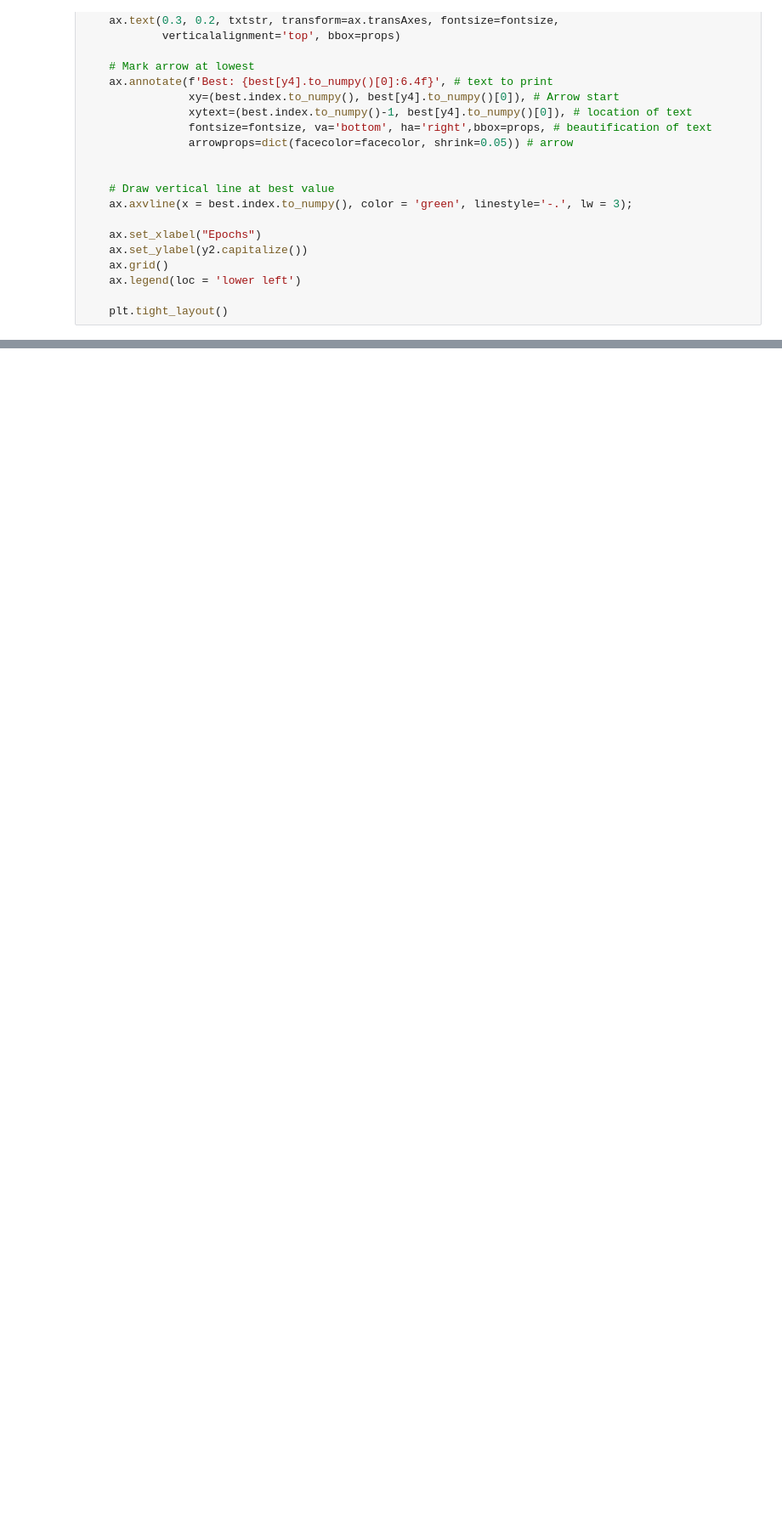
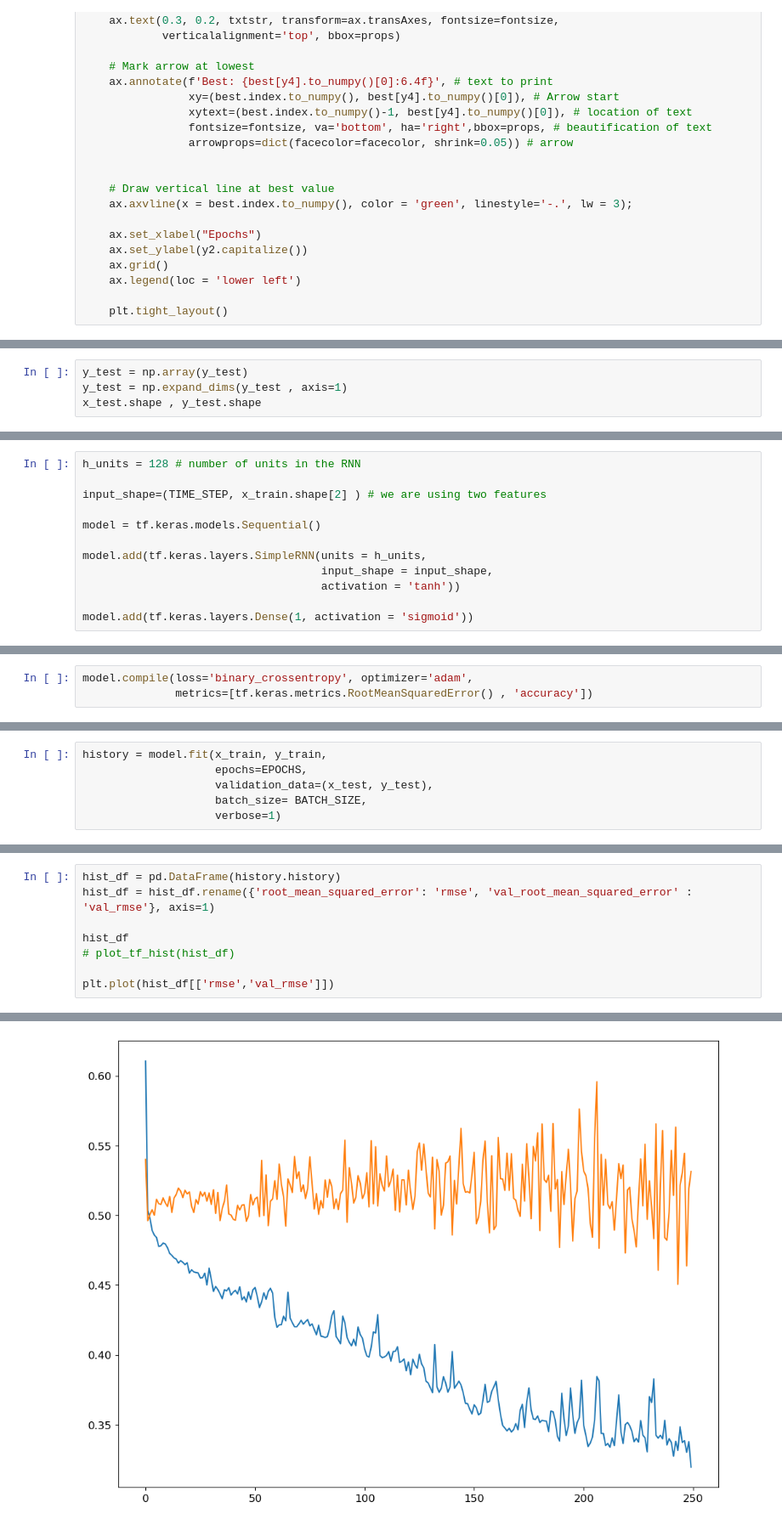
Before and after one commit to Aaditya-Vitankar/fake_voice_detection, a Jupyter notebook: Model Training/LSTM.ipynb, the cells around one changed output, grey strips where cells are left out. Shown at 85% size. Saved outputs shown, nothing was run; the diff lists cells and outputs as text; blank space fills up the shorter version.

```diff
--- a/Model Training/LSTM.ipynb
+++ b/Model Training/LSTM.ipynb
@@ -198,0 +215,4 @@ lib.reshape_data
+# %%
+y_test = np.array(y_test)
+y_test = np.expand_dims(y_test , axis=1)
+x_test.shape , y_test.shape
@@ -198,0 +236,12 @@ lib.reshape_data
+# %%
+h_units = 128 # number of units in the RNN
+
+input_shape=(TIME_STEP, x_train.shape[2] ) # we are using two features
+
+model = tf.keras.models.Sequential()
+
+model.add(tf.keras.layers.SimpleRNN(units = h_units,
+                                    input_shape = input_shape,
+                                    activation = 'tanh'))
+
+model.add(tf.keras.layers.Dense(1, activation = 'sigmoid'))
@@ -198,0 +266,3 @@ lib.reshape_data
+# %%
+model.compile(loss='binary_crossentropy', optimizer='adam',
+              metrics=[tf.keras.metrics.RootMeanSquaredError() , 'accuracy'])
@@ -198,0 +285,6 @@ lib.reshape_data
+# %%
+history = model.fit(x_train, y_train,
+                    epochs=EPOCHS,
+                    validation_data=(x_test, y_test),
+                    batch_size= BATCH_SIZE,
+                    verbose=1)
@@ -198,0 +316,9 @@ lib.reshape_data
+# %%
+hist_df = pd.DataFrame(history.history)
+hist_df = hist_df.rename({'root_mean_squared_error': 'rmse', 'val_root_mean_squared_error' : 'val_rmse'}, axis=1)
+
+hist_df
+# plot_tf_hist(hist_df)
+
+plt.plot(hist_df[['rmse','val_rmse']])
+# %% [output]
@@ -198,0 +327 @@ lib.reshape_data
+[figure, added]
```
Also changed, not shown: parts of 42 cells of this notebook, 8 other files.
